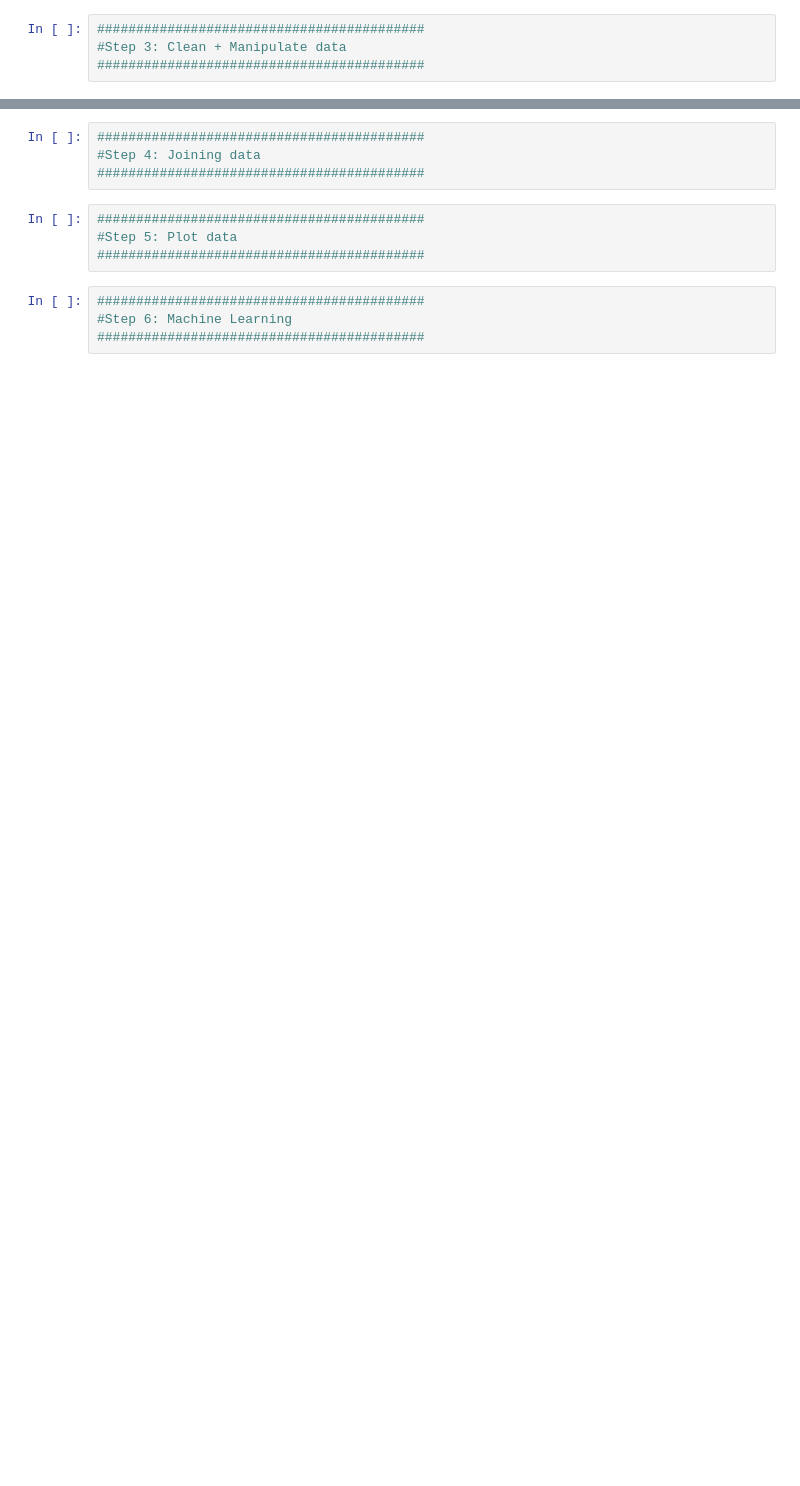
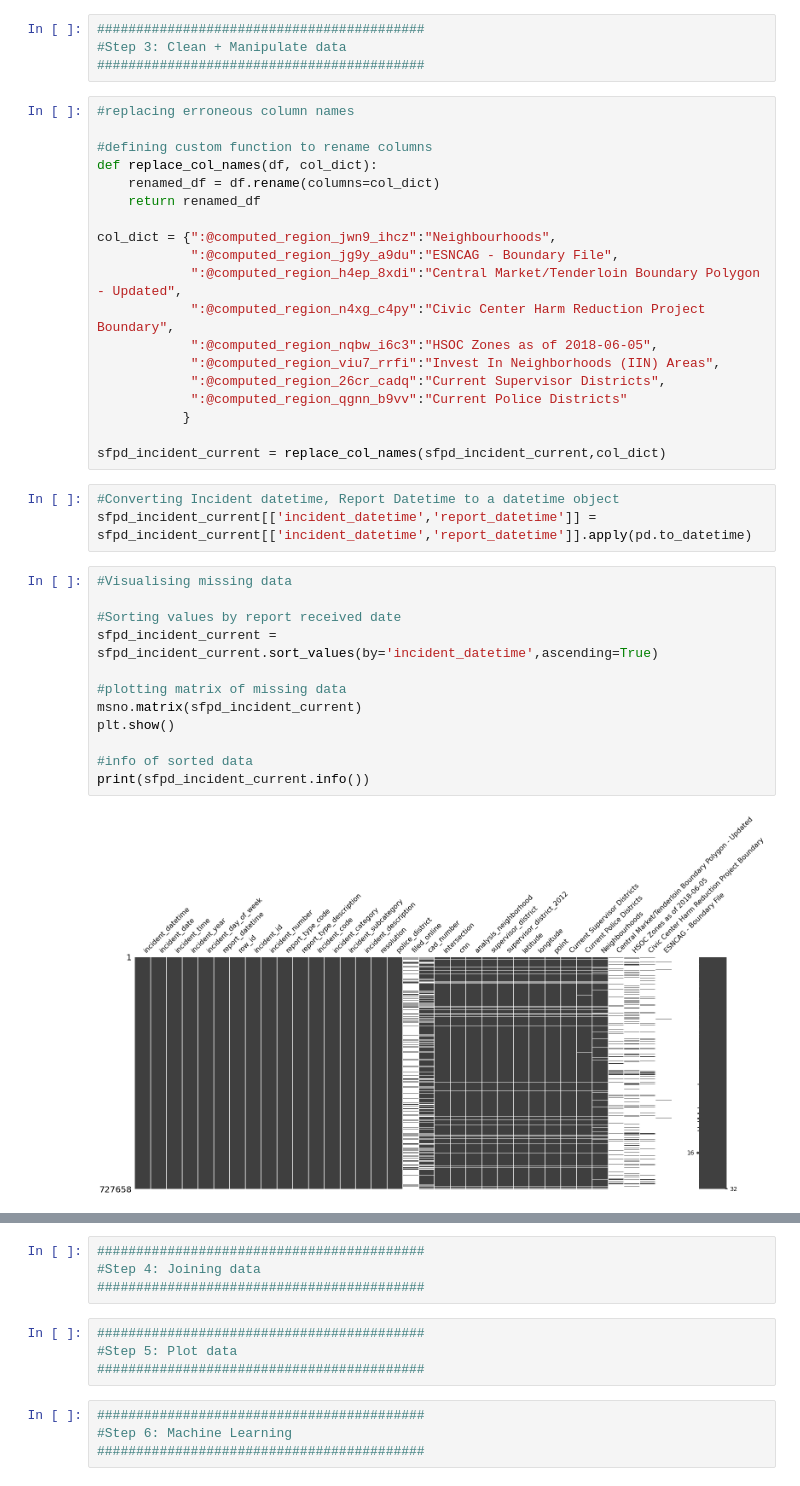
Before and after one commit to jlenehan/Chicago_Dispatch_Classification, a Jupyter notebook: UCDPA_JohnLenehan.ipynb, the cells around one changed output, grey strips where cells are left out. Drawn from its saved outputs; the diff is of its cells as text; blank space fills up the shorter version.

Commit message:
msno inputs - checking missing data

```diff
--- a/UCDPA_JohnLenehan.ipynb
+++ b/UCDPA_JohnLenehan.ipynb
@@ -83,3 +101,39 @@ for x in sfpd_incident_current.columns:
 ##########################################
 #Step 3: Clean + Manipulate data
 ##########################################
+# %%
+#replacing erroneous column names
+
+#defining custom function to rename columns
+def replace_col_names(df, col_dict):
+    renamed_df = df.rename(columns=col_dict)
+    return renamed_df
+
+col_dict = {":@computed_region_jwn9_ihcz":"Neighbourhoods",
+            ":@computed_region_jg9y_a9du":"ESNCAG - Boundary File",
+            ":@computed_region_h4ep_8xdi":"Central Market/Tenderloin Boundary Polygon - Updated",
+            ":@computed_region_n4xg_c4py":"Civic Center Harm Reduction Project Boundary",
+            ":@computed_region_nqbw_i6c3":"HSOC Zones as of 2018-06-05",
+            ":@computed_region_viu7_rrfi":"Invest In Neighborhoods (IIN) Areas",
+            ":@computed_region_26cr_cadq":"Current Supervisor Districts",
+            ":@computed_region_qgnn_b9vv":"Current Police Districts"
+           }
+
+sfpd_incident_current = replace_col_names(sfpd_incident_current,col_dict)
+# %%
+#Converting Incident datetime, Report Datetime to a datetime object
+sfpd_incident_current[['incident_datetime','report_datetime']] = sfpd_incident_current[['incident_datetime','report_datetime']].apply(pd.to_datetime)
+# %%
+#Visualising missing data
+
+#Sorting values by report received date
+sfpd_incident_current = sfpd_incident_current.sort_values(by='incident_datetime',ascending=True)
+
+#plotting matrix of missing data
+msno.matrix(sfpd_incident_current)
+plt.show()
+
+#info of sorted data
+print(sfpd_incident_current.info())
+# %% [output]
+[figure, added]
```
Also changed, not shown: parts of 6 cells of this notebook.
